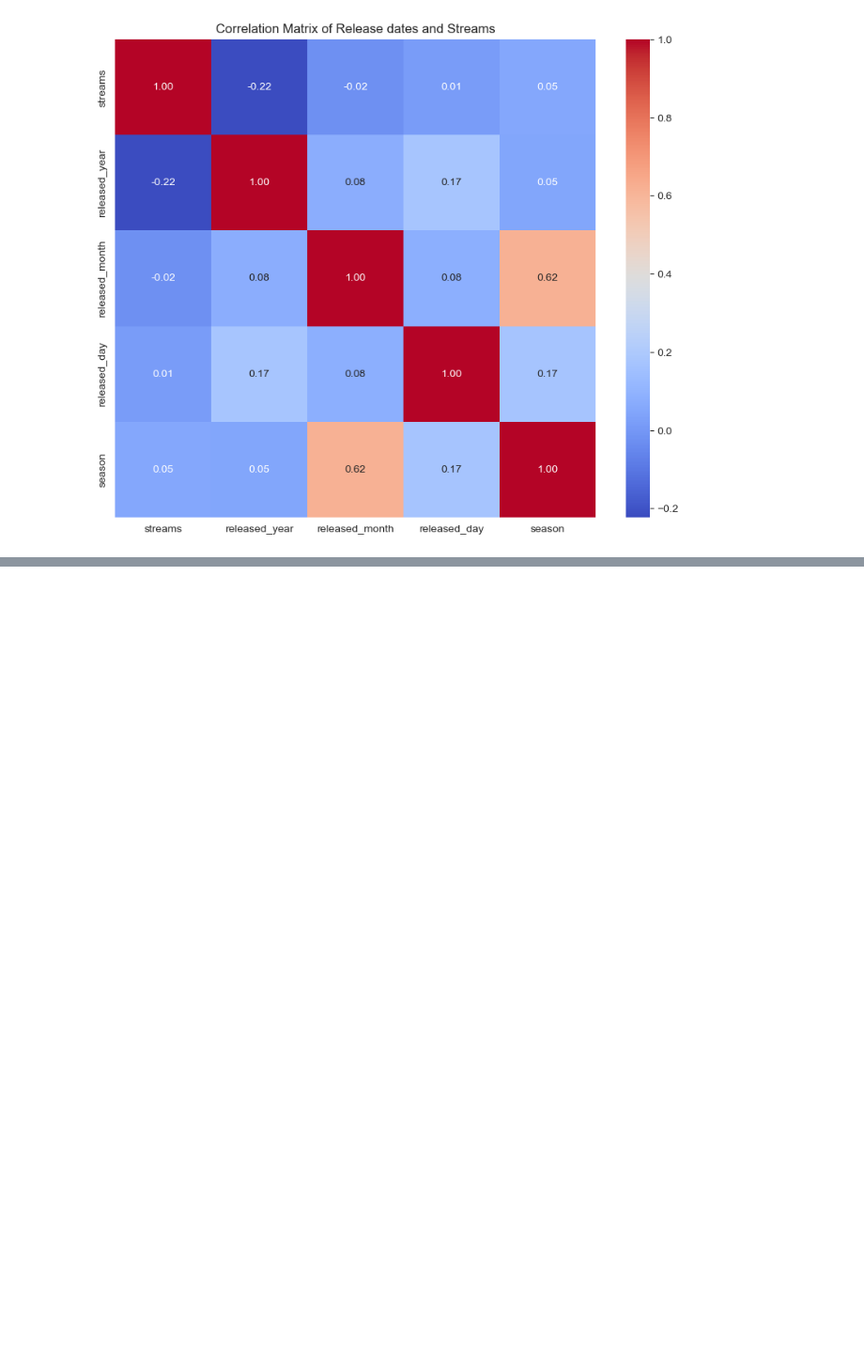
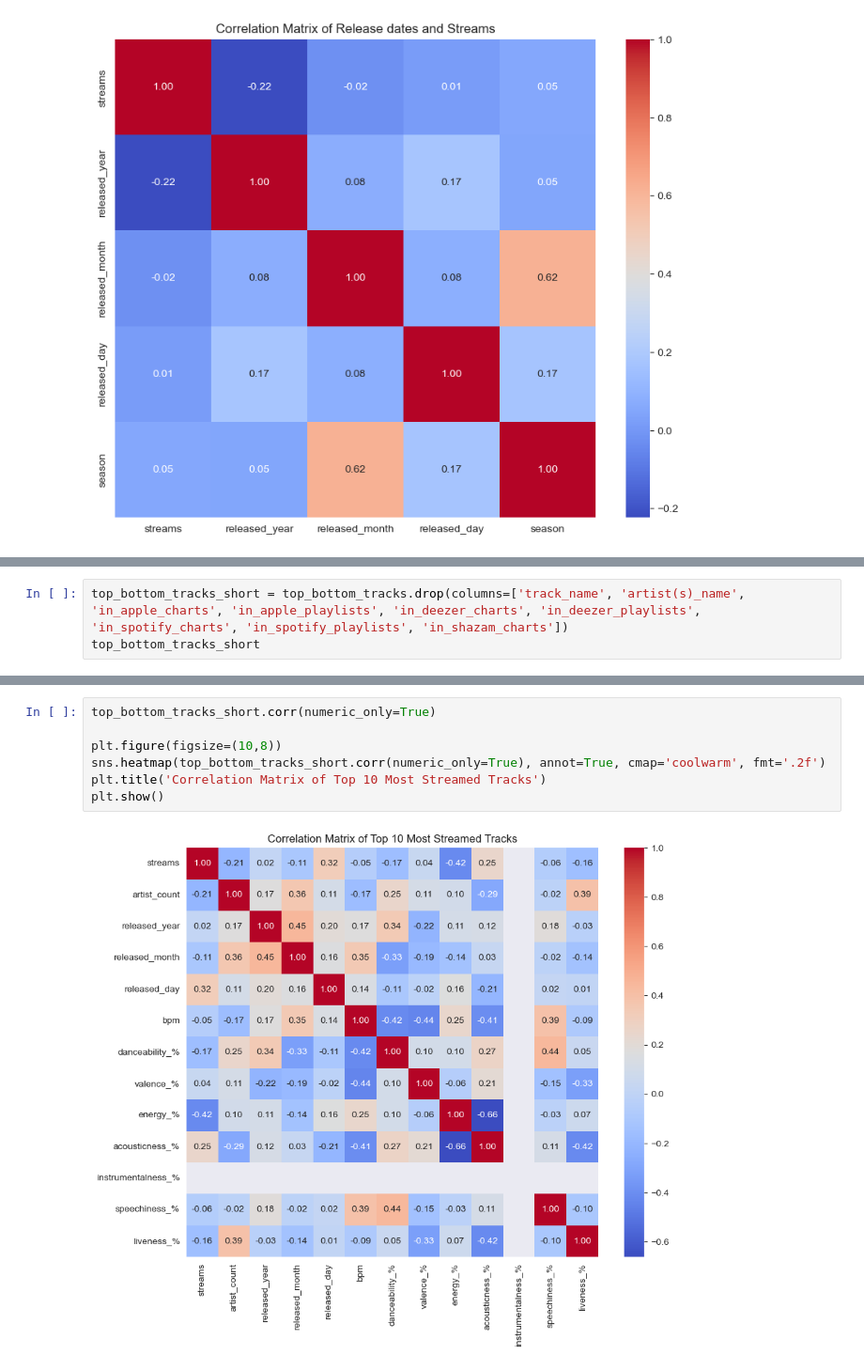
Before and after one commit to XaverHeuser/eda-spotify-dataset-2024, a Jupyter notebook: notebooks/03_eda.ipynb, the cells around one changed output, grey strips where cells are left out. Shown at 94% size. Cells and saved outputs as stored; diff of their text form; blank space fills up the shorter version.

```diff
--- a/notebooks/03_eda.ipynb
+++ b/notebooks/03_eda.ipynb
@@ -333,0 +399,3 @@ plt.show()
+# %%
+top_bottom_tracks_short = top_bottom_tracks.drop(columns=['track_name', 'artist(s)_name', 'in_apple_charts', 'in_apple_playlists', 'in_deezer_charts', 'in_deezer_playlists', 'in_spotify_charts', 'in_spotify_playlists', 'in_shazam_charts'])
+top_bottom_tracks_short
@@ -333,0 +420,9 @@ plt.show()
+# %%
+top_bottom_tracks_short.corr(numeric_only=True)
+
+plt.figure(figsize=(10,8))
+sns.heatmap(top_bottom_tracks_short.corr(numeric_only=True), annot=True, cmap='coolwarm', fmt='.2f')
+plt.title('Correlation Matrix of Top 10 Most Streamed Tracks')
+plt.show()
+# %% [output]
+[figure, added]
```
Also changed, not shown: parts of 19 cells of this notebook.
